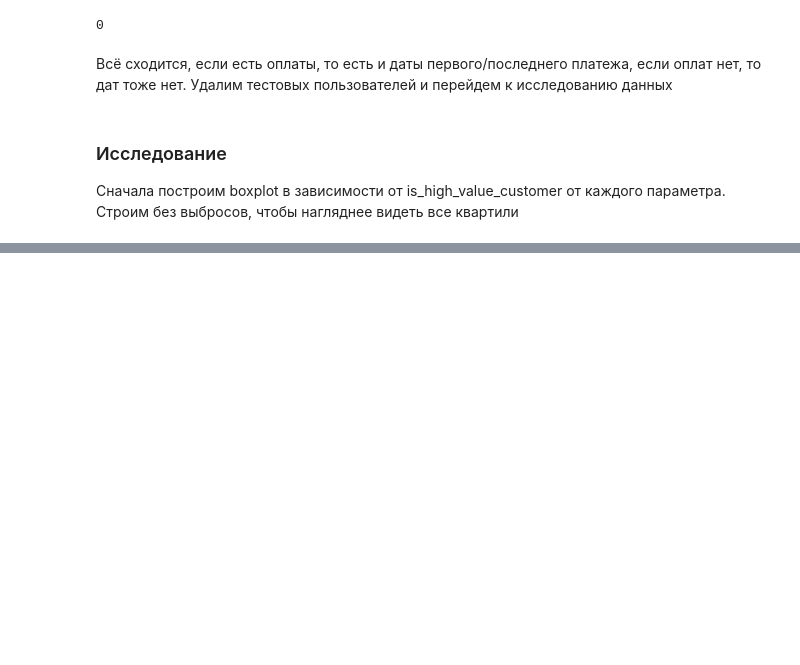
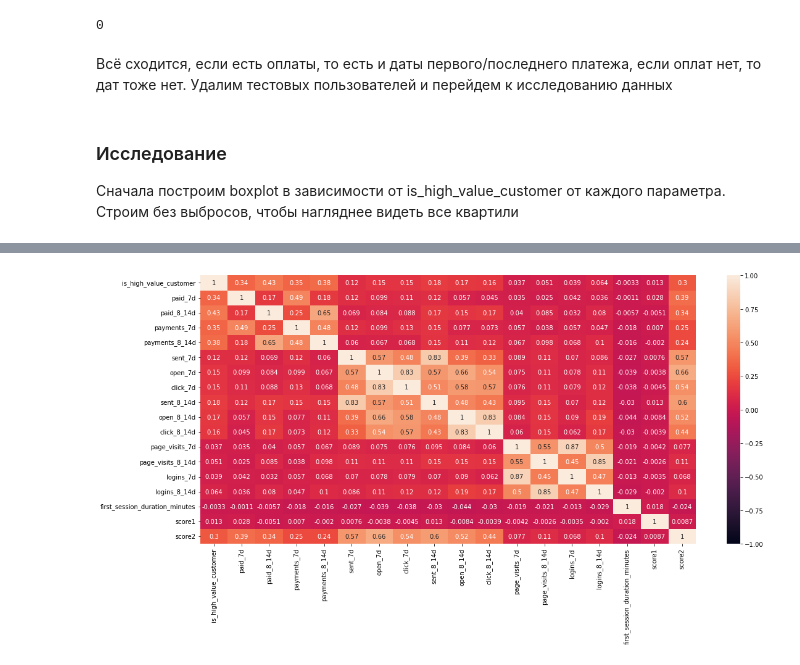
Before and after one commit to artsiom-bury/kit-code-test-exercise, a Jupyter notebook: test_exercise_kitcode.ipynb, the cells around one changed output, grey strips where cells are left out. Saved outputs shown, nothing was run; the diff lists cells and outputs as text; code cells hidden in the pictures; blank space fills up the shorter version.

```diff
--- a/test_exercise_kitcode.ipynb
+++ b/test_exercise_kitcode.ipynb
@@ -177,0 +204,6 @@ plt.show()
+# %%
+plt.figure(figsize=(18, 8))
+sns.heatmap(plot_df.corr(), vmin=-1, vmax=1, annot=True)
+plt.show()
+# %% [output]
+[figure, added]
```
Also changed, not shown: parts of 21 cells of this notebook, 1 other file.
